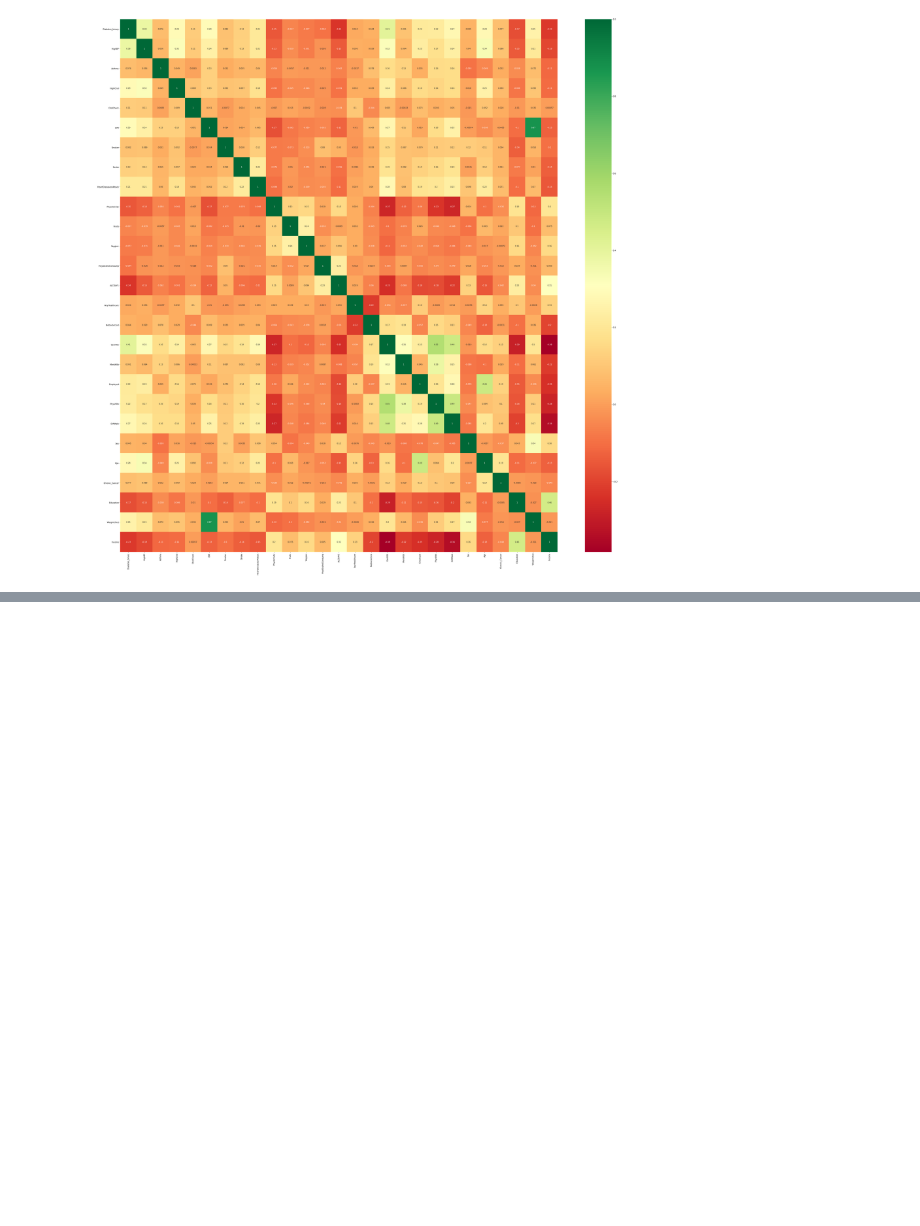
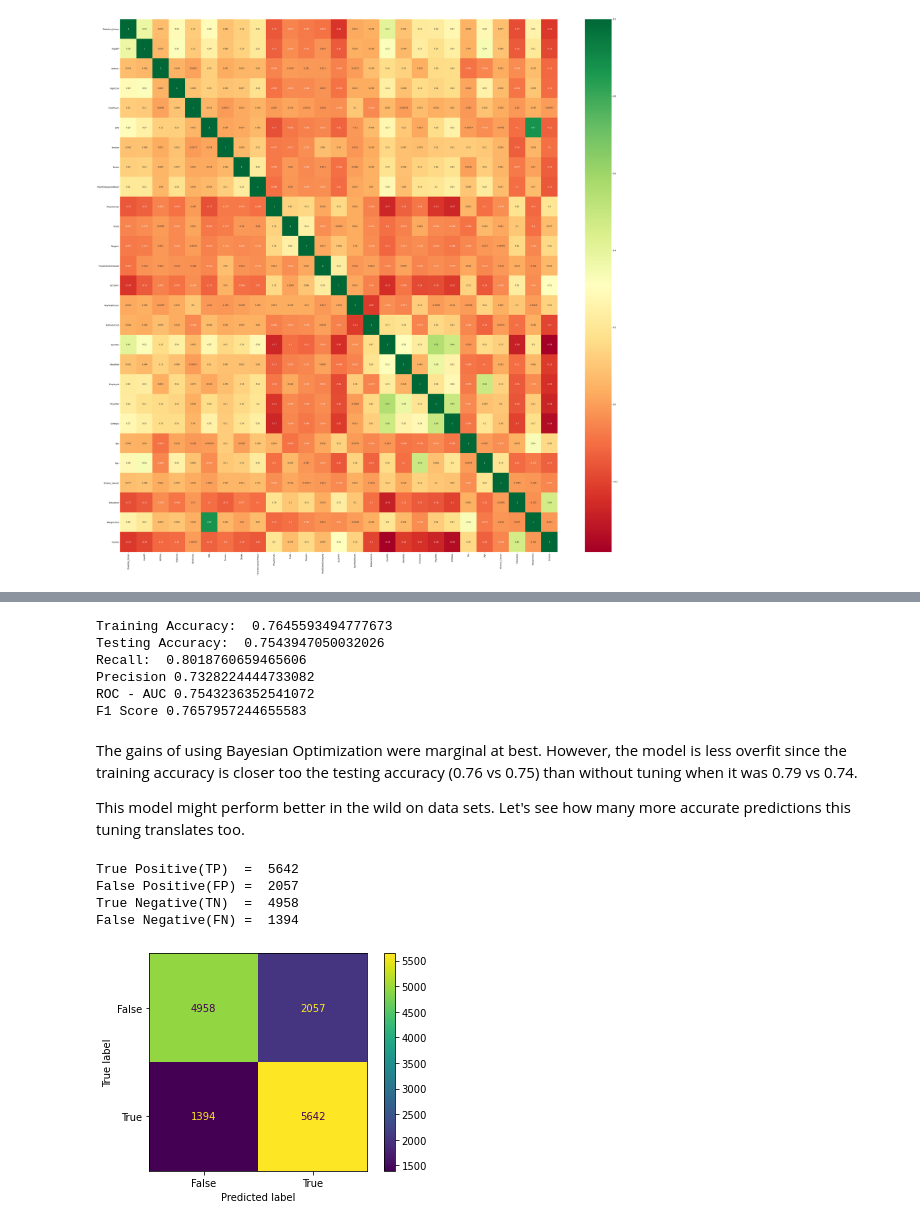
Before and after one commit to dragunat2016/Diabetes_Prediction, a Jupyter notebook: index.ipynb, the cells around one changed output, grey strips where cells are left out. Drawn from its saved outputs; the diff is of its cells as text; code cells hidden in the pictures; blank space fills up the shorter version.

```diff
--- a/index.ipynb
+++ b/index.ipynb
@@ -109,0 +436,4 @@ Name: Diabetes_binary, dtype: float64
+# %%
+# Fit tuned model on training data
+
+xgb_tuned.fit(X_train,y_train)
@@ -109,0 +534,4 @@ Name: Diabetes_binary, dtype: float64
+# %%
+xgb_tuned_2 = XGBClassifier(colsample= 3.0,gamma = 7,learning_rate=0.08,max_depth=6,n_estimators=124,subsample=1.0)
+# %%
+xgb_tuned_2.fit(X_train,y_train)
@@ -109,0 +554,50 @@ Name: Diabetes_binary, dtype: float64
+# %%
+y_pred_tuned_train = xgb_tuned_2.predict(X_train)
+y_pred_tuned_2  = xgb_tuned_2.predict(X_test)
+# %%
+xgb_tnd_trn_acc = accuracy_score(y_train,y_pred_tuned_train)
+xgb_tnd_tst_acc = accuracy_score(y_test, y_pred_tuned_2)
+xgb_tnd_rec = recall_score(y_test, y_pred_tuned_2)
+xgb_tnd_rec_prec = precision_score(y_test, y_pred_tuned_2)
+xgb_tnd_rec_roc_auc = roc_auc_score(y_test, y_pred_tuned_2)
+xgb_tnd_rec_F1 = f1_score(y_test,y_pred_tuned_2)
+
+print('Training Accuracy: ',xgb_tnd_trn_acc)
+print('Testing Accuracy: ',xgb_tnd_tst_acc)
+print('Recall: ',xgb_tnd_rec)
+print('Precision', xgb_tnd_rec_prec)
+print('ROC - AUC',xgb_tnd_rec_roc_auc)
+print('F1 Score',xgb_tnd_rec_F1)
+# %% [output]
+Training Accuracy:  0.7645593494777673
+Testing Accuracy:  0.7543947050032026
+Recall:  0.8018760659465606
+Precision 0.7328224444733082
+ROC - AUC 0.7543236352541072
+F1 Score 0.7657957244655583
+# %% [markdown]
+The gains of using Bayesian Optimization were marginal at best. However, the model is less overfit since the training accuracy is closer too the testing accuracy (0.76 vs 0.75) than without tuning when it was 0.79 vs 0.74.
+
+This model might perform better in the wild on data sets. Let's see how many more accurate predictions this tuning translates too.
+# %%
+cm_xgb_tnd = confusion_matrix(y_test, y_pred_tuned_2)
+TN_xgb_tnd, FP_xgb_tnd, FN_xgb_tnd, TP_xgb_tnd = confusion_matrix(y_test, y_pred_tuned_2).ravel()
+
+print('True Positive(TP)  = ', TP_xgb_tnd)
+print('False Positive(FP) = ', FP_xgb_tnd)
+print('True Negative(TN)  = ', TN_xgb_tnd)
+print('False Negative(FN) = ', FN_xgb_tnd)
+# %% [output]
+True Positive(TP)  =  5642
+False Positive(FP) =  2057
+True Negative(TN)  =  4958
+False Negative(FN) =  1394
+# %%
+cm_xgb_tnd = confusion_matrix(y_test,y_pred_tuned_2)
+
+cm_xgb_tnd = ConfusionMatrixDisplay(confusion_matrix = cm_xgb_tnd, display_labels = [False, True])
+
+cm_xgb_tnd.plot()
+plt.show()
+# %% [output]
+[figure, added]
```
Also changed, not shown: parts of 69 cells of this notebook, 11 other files.
